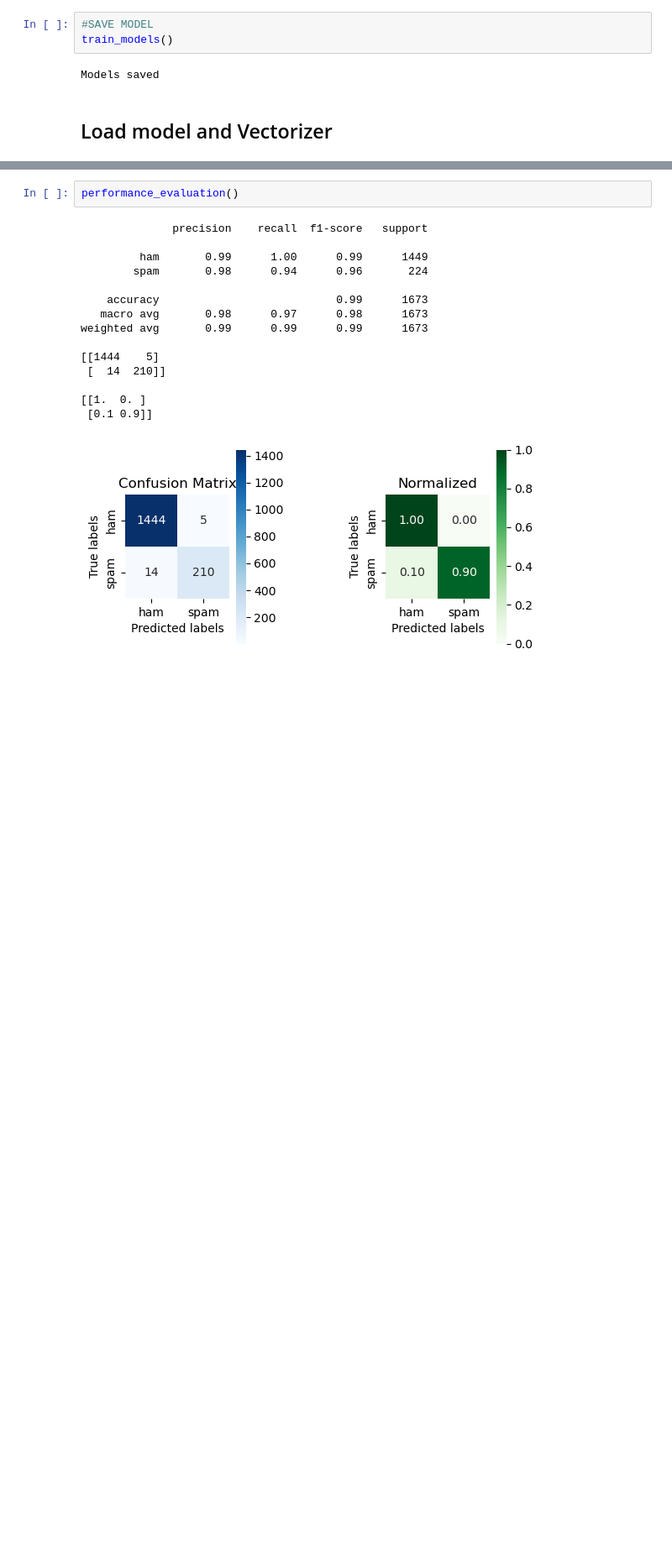
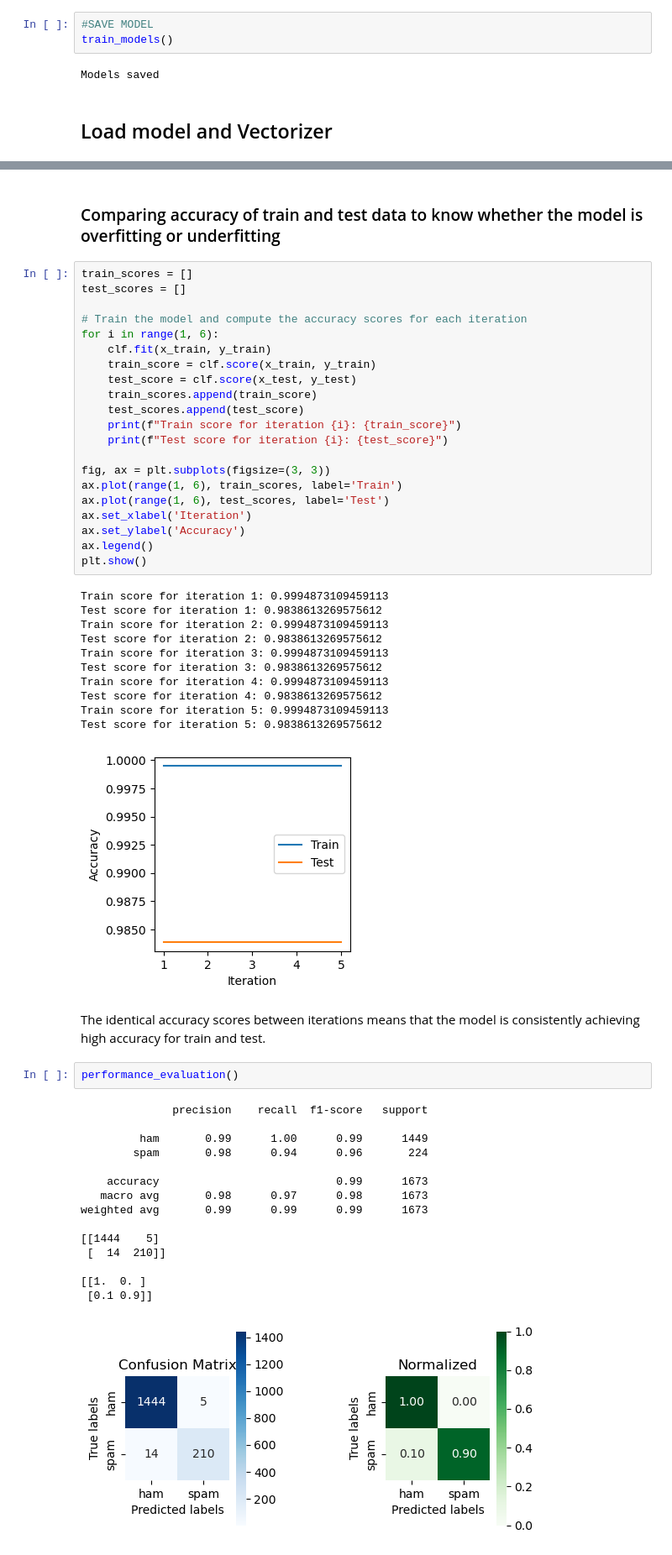
Before and after one commit to hennypurwadi/spam_classifier, a Jupyter notebook: DLBDSME01_Spam_Classifier.ipynb, the cells around one changed output, grey strips where cells are left out. Shown: that part at 84% size. Drawn from its saved outputs; the diff is of its cells as text; blank space fills up the shorter version.

```diff
--- a/DLBDSME01_Spam_Classifier.ipynb
+++ b/DLBDSME01_Spam_Classifier.ipynb
@@ -741,4 +782,41 @@ Enter your message:You won prize $40000
 ['spam']
+# %% [markdown]
+### Comparing accuracy of train and test data to know whether the model is overfitting or underfitting
+# %%
+train_scores = []
+test_scores = []
+
+# Train the model and compute the accuracy scores for each iteration
+for i in range(1, 6):
+    clf.fit(x_train, y_train)
+    train_score = clf.score(x_train, y_train)
+    test_score = clf.score(x_test, y_test)
+    train_scores.append(train_score)
+    test_scores.append(test_score)
+    print(f"Train score for iteration {i}: {train_score}")
+    print(f"Test score for iteration {i}: {test_score}")
+
+fig, ax = plt.subplots(figsize=(3, 3))
+ax.plot(range(1, 6), train_scores, label='Train')
+ax.plot(range(1, 6), test_scores, label='Test')
+ax.set_xlabel('Iteration')
+ax.set_ylabel('Accuracy')
+ax.legend()
+plt.show()
+# %% [output]
+Train score for iteration 1: 0.9994873109459113
+Test score for iteration 1: 0.9838613269575612
+Train score for iteration 2: 0.9994873109459113
+Test score for iteration 2: 0.9838613269575612
+Train score for iteration 3: 0.9994873109459113
+Test score for iteration 3: 0.9838613269575612
+Train score for iteration 4: 0.9994873109459113
+Test score for iteration 4: 0.9838613269575612
+Train score for iteration 5: 0.9994873109459113
+Test score for iteration 5: 0.9838613269575612
+[figure, added]
+# %% [markdown]
+The identical accuracy scores between iterations means that the model is consistently achieving high accuracy for train and test.
 # %%
 performance_evaluation()
 # %% [output]
```
Also changed, not shown: parts of 19 cells of this notebook.
